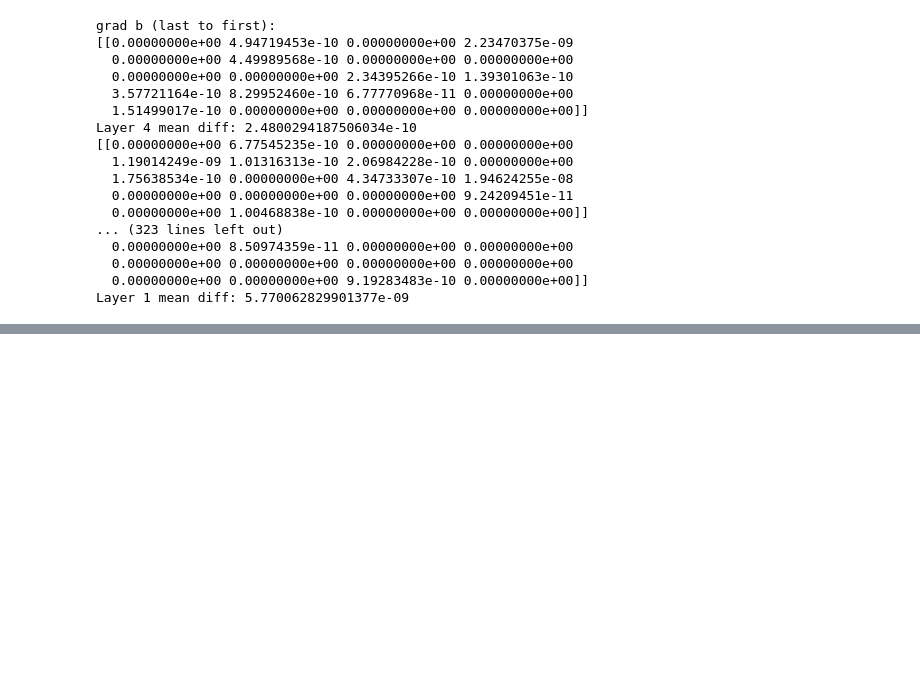
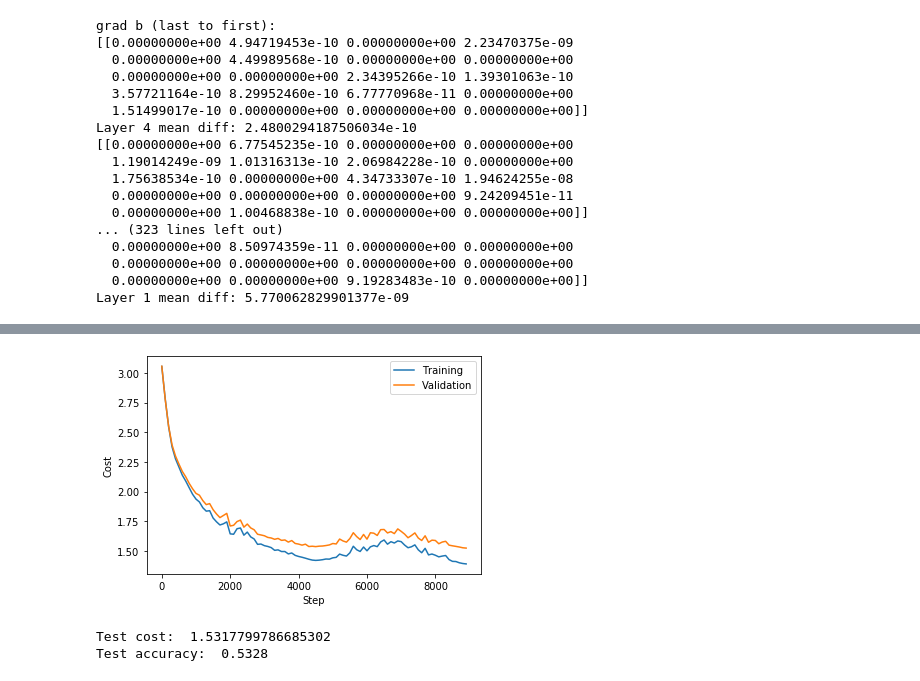
Before and after one commit to arquLV/DD2424-Lab-3, a Jupyter notebook: Assignment3.ipynb, the cells around one changed output, grey strips where cells are left out. Cells and saved outputs as stored; diff of their text form; code cells hidden in the pictures; blank space fills up the shorter version.

```diff
--- a/Assignment3.ipynb
+++ b/Assignment3.ipynb
@@ -35,7 +35,8 @@ def load_all(validation_size):
     return X, Y, y, X_valid, Y_valid, y_valid
 # %%
 def batch_normalize(scores, mean, variance):
-    return np.dot(np.pow(np.diag(variance + 1e-9), -0.5), (s - np.array([mean]).transpose()))
+#     return np.dot(np.power(np.diag(variance) + 1e-9, -0.5), (scores - np.array([mean])))
+    return (scores - mean.reshape((-1,1))) / np.sqrt(variance.reshape((-1,1)))
 # %%
 def softmax(s):
     exponent = np.exp(s)
@@ -120,6 +195,6 @@ def compute_gradients(X, Y, layers, lmb):
 # %%
-def compute_accuracy(X, y, layers):
-    _, p = evaluate_classifier(X, layers)
+def compute_accuracy(X, y, layers, batch_norm=False, precomp=False):
+    _, p = evaluate_classifier(X, layers, batch_norm, precomp)[:2]
     argmax = np.argmax(p, axis=0) # max element index of each column
     diff = argmax - y
     return (diff == 0).sum() / X.shape[1]
@@ -173,9 +266,9 @@ def mini_batch_GD(X, Y, GDparams, layers, lmb, validation, calculate_loss=False)
     else:
         return layers
 # %%
-X, Y, y = load_batch('data/data_batch_1')
-X_valid, Y_valid, y_valid = load_batch('data/data_batch_2')
-# X, Y, y, X_valid, Y_valid, y_valid = load_all(validation_size=1000)
+# X, Y, y = load_batch('data/data_batch_1')
+# X_valid, Y_valid, y_valid = load_batch('data/data_batch_2')
+X, Y, y, X_valid, Y_valid, y_valid = load_all(validation_size=5000)
 X_test, Y_test, y_test = load_batch('data/test_batch')
 
 d = X.shape[0]
@@ -200,6 +293,8 @@ def init_network(dimensions=d, num_layers=2, hidden_units=[50], classes=K):
         {
             "W": (1 / np.sqrt(dimensions)) * np.random.randn(hidden_units[0], dimensions),
             "b": np.zeros((hidden_units[0], 1)),
+            "gamma": 1,
+            "beta": 0,
         }
     ]
 
@@ -208,6 +303,8 @@ def init_network(dimensions=d, num_layers=2, hidden_units=[50], classes=K):
             layers.append({
                 "W": (1 / np.sqrt(hidden_units[prev_i])) * np.random.randn(m, hidden_units[prev_i]),
                 "b": np.zeros((m, 1)),
+                "gamma": 1,
+                "beta": 0,
             })
 
     layers.append({
@@ -218,14 +315,16 @@ def init_network(dimensions=d, num_layers=2, hidden_units=[50], classes=K):
     return layers
 
 
-lmb = 0.01  # lambda
+# lmb = 0.01  # lambda
+# lmb = np.power(10, -2.325238114712273)
+lmb = 0.005
 GDparams = {
     "n_batch": 100,
     "eta_min": 1e-5,
     "eta_max": 1e-1,
-    "n_s": 500,
-    "epochs": 10,
-    "max_cycles": 1,
+    "n_s": 2250,
+    "epochs": 20,
+    "max_cycles": 2,
 }
 #     "n_s": 2 * np.floor(X.shape[1] / 100),
 validation = {
@@ -334,3 +436,9 @@ Layer 4 mean diff: 2.4800294187506034e-10
   0.00000000e+00 0.00000000e+00 0.00000000e+00 0.00000000e+00
   0.00000000e+00 0.00000000e+00 9.19283483e-10 0.00000000e+00]]
 Layer 1 mean diff: 5.770062829901377e-09
+# %%
+# 3-layers
+layers = init_network(num_layers=3, hidden_units=[50,50])
+layers_trained, J_training, J_validation = mini_batch_GD(X, Y, GDparams, layers, lmb, validation, calculate_loss=True)
+test_cost = compute_cost(X_test, Y_test, layers_trained, lmb)
+test_acc = compute_accuracy(X_test, y_test, layers_trained)
@@ -336,0 +463,15 @@ Layer 1 mean diff: 5.770062829901377e-09
+# %%
+plt.figure(0)
+plt.ylabel("Cost")
+plt.xlabel("Step")
+plt.plot([step*100 for step in range(len(J_training))], J_training, label="Training")
+plt.plot([step*100 for step in range(len(J_validation))], J_validation, label="Validation")
+plt.legend()
+plt.show()
+
+print("Test cost: ", test_cost)
+print("Test accuracy: ", test_acc)
+# %% [output]
+[figure, added]
+Test cost:  1.5317799786685302
+Test accuracy:  0.5328
```
Also changed, not shown: parts of 13 cells of this notebook.
